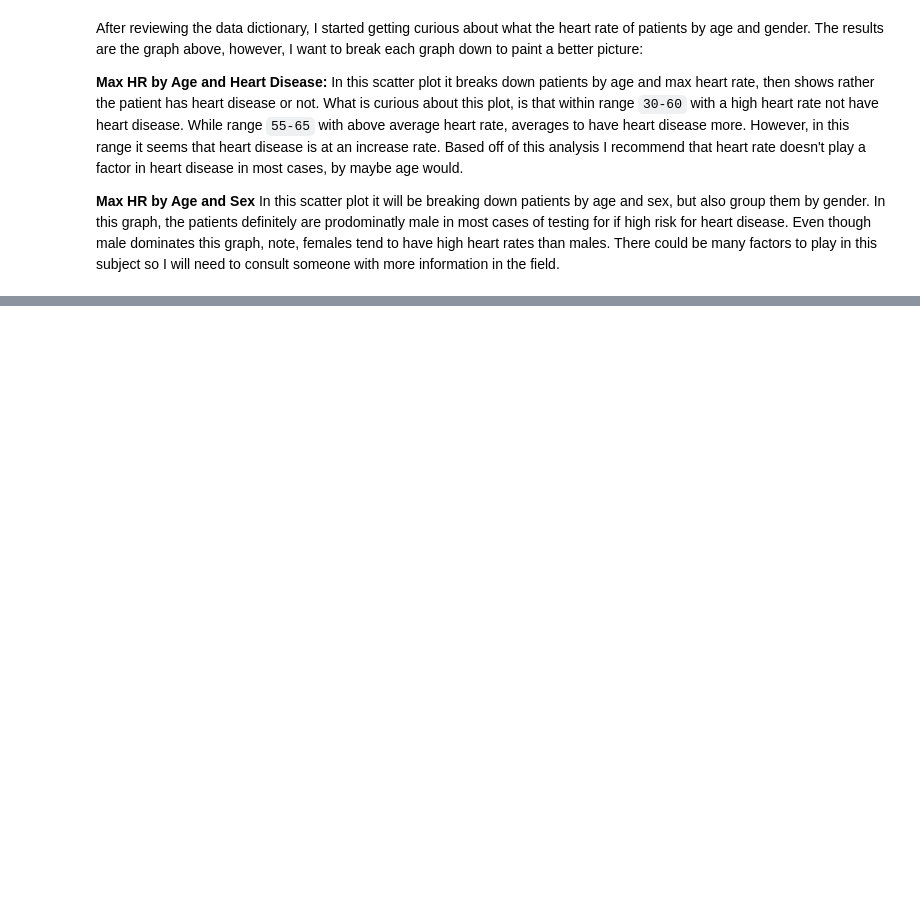
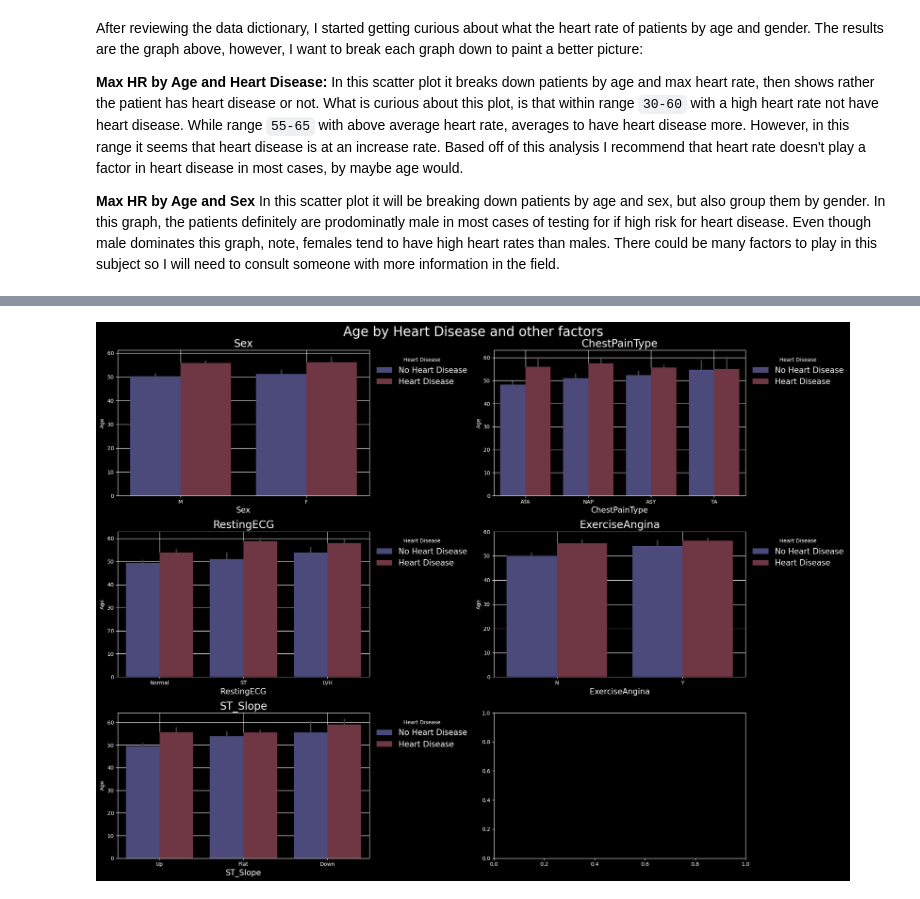
Before and after one commit to zeekwired/Project-2, a Jupyter notebook: Project 2.ipynb, the cells around one changed output, grey strips where cells are left out. Drawn from its saved outputs; the diff is of its cells as text; code cells hidden in the pictures; blank space fills up the shorter version.

```diff
--- a/Project 2.ipynb
+++ b/Project 2.ipynb
@@ -257,0 +256,20 @@ plt.show();
+# %%
+plot_df = df_copy[['Sex', 'ChestPainType', 'RestingECG', 'ExerciseAngina', 'ST_Slope']]
+
+with plt.style.context(['seaborn-muted', 'dark_background']):
+    fig, ax = plt.subplots(3,2, figsize=(20, 15))
+    ax = ax.ravel()
+
+    for i, col in enumerate(plot_df[1:]):
+
+        sns.barplot(data=df_copy, x=col, y='Age', hue='HeartDisease', palette='icefire', ax=ax[i], zorder=3)
+        ax[i].set_title(f'{col}', fontsize=20)
+        ax[i].set_xlabel(col,fontsize=15)
+        ax[i].grid(zorder=0, color='white')
+        ax[i].legend(handles=ax[i].get_legend_handles_labels()[0], labels=['No Heart Disease', 'Heart Disease'], title='Heart Disease', frameon=False, bbox_to_anchor=(1, 1), fontsize=15)
+
+plt.suptitle('Age by Heart Disease and other factors', fontsize=25, c='white')
+plt.tight_layout()
+plt.show()
+# %% [output]
+[figure, added]
```
Also changed, not shown: parts of 3 cells of this notebook.
